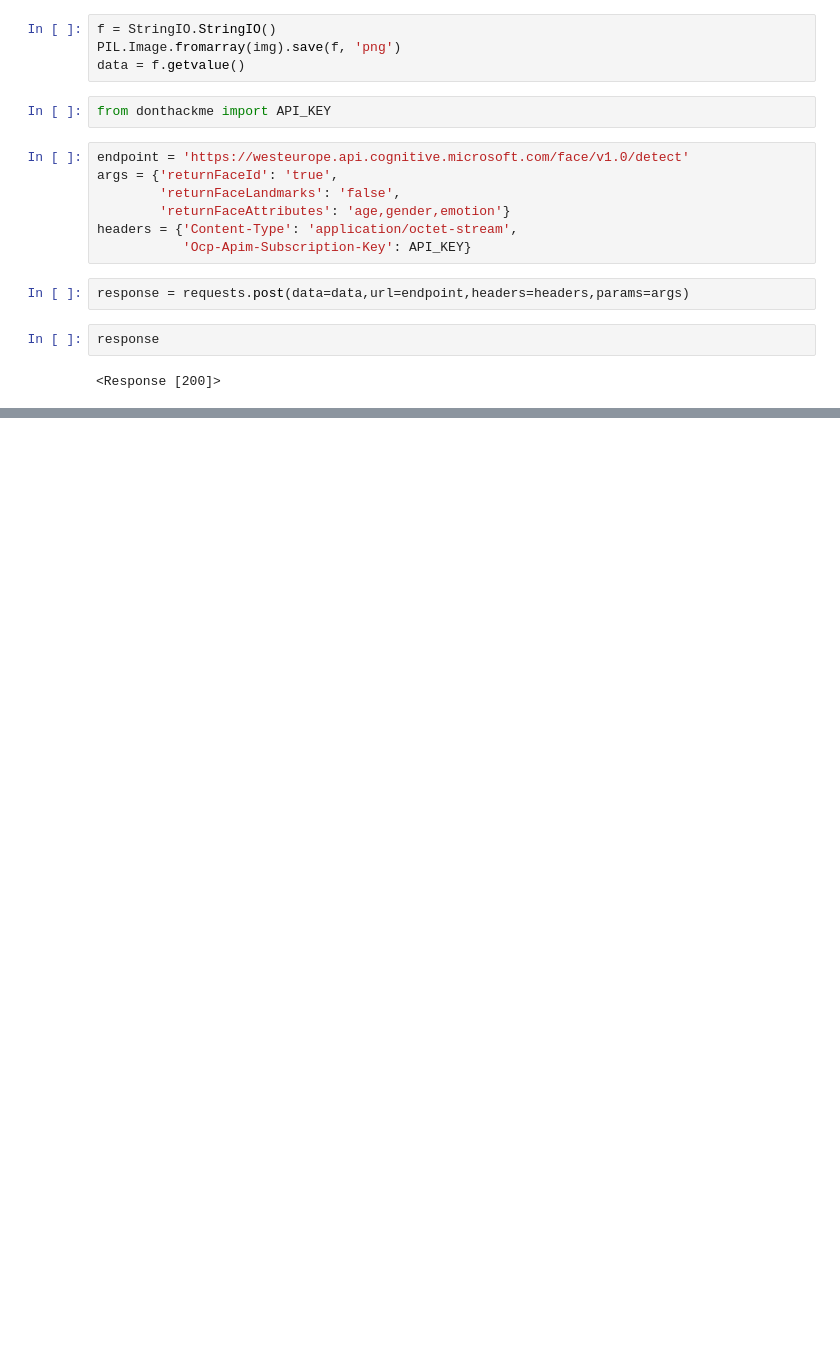
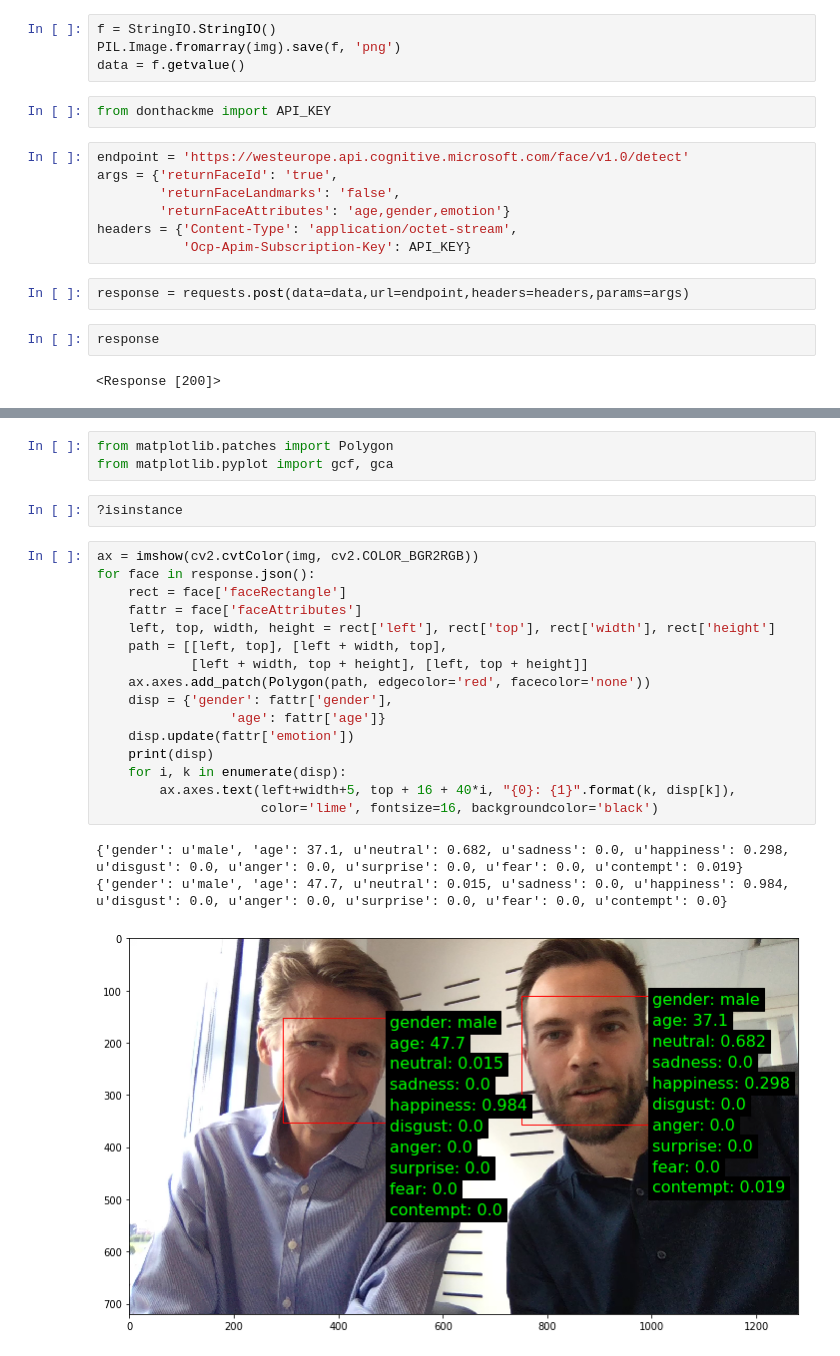
Before and after one commit to AIAScience/face-detection-demo-with-microsoft-api, a Jupyter notebook: test_Azure_Face_API/Azure API from Cam.ipynb, the cells around one changed output, grey strips where cells are left out. Drawn from its saved outputs; the diff is of its cells as text; blank space fills up the shorter version.

```diff
--- a/test_Azure_Face_API/Azure API from Cam.ipynb
+++ b/test_Azure_Face_API/Azure API from Cam.ipynb
@@ -64,0 +67,25 @@ response.json()
+# %%
+from matplotlib.patches import Polygon
+from matplotlib.pyplot import gcf, gca
+# %%
+?isinstance
+# %%
+ax = imshow(cv2.cvtColor(img, cv2.COLOR_BGR2RGB))
+for face in response.json():
+    rect = face['faceRectangle']
+    fattr = face['faceAttributes']
+    left, top, width, height = rect['left'], rect['top'], rect['width'], rect['height']
+    path = [[left, top], [left + width, top],
+            [left + width, top + height], [left, top + height]]
+    ax.axes.add_patch(Polygon(path, edgecolor='red', facecolor='none'))
+    disp = {'gender': fattr['gender'],
+                 'age': fattr['age']}
+    disp.update(fattr['emotion'])
+    print(disp)
+    for i, k in enumerate(disp):
+        ax.axes.text(left+width+5, top + 16 + 40*i, "{0}: {1}".format(k, disp[k]),
+                     color='lime', fontsize=16, backgroundcolor='black')
+# %% [output]
+{'gender': u'male', 'age': 37.1, u'neutral': 0.682, u'sadness': 0.0, u'happiness': 0.298, u'disgust': 0.0, u'anger': 0.0, u'surprise': 0.0, u'fear': 0.0, u'contempt': 0.019}
+{'gender': u'male', 'age': 47.7, u'neutral': 0.015, u'sadness': 0.0, u'happiness': 0.984, u'disgust': 0.0, u'anger': 0.0, u'surprise': 0.0, u'fear': 0.0, u'contempt': 0.0}
+[figure, added]
```
Also changed, not shown: parts of 3 cells of this notebook.
